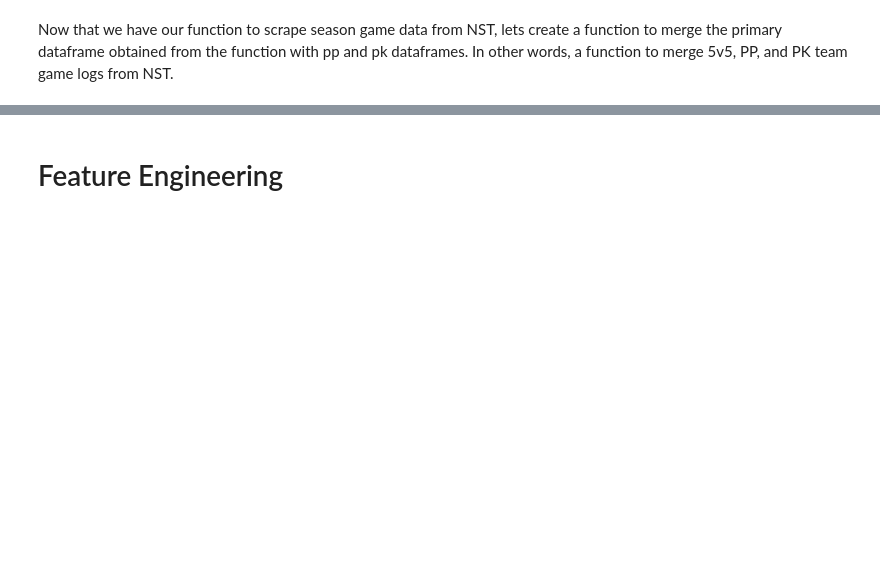
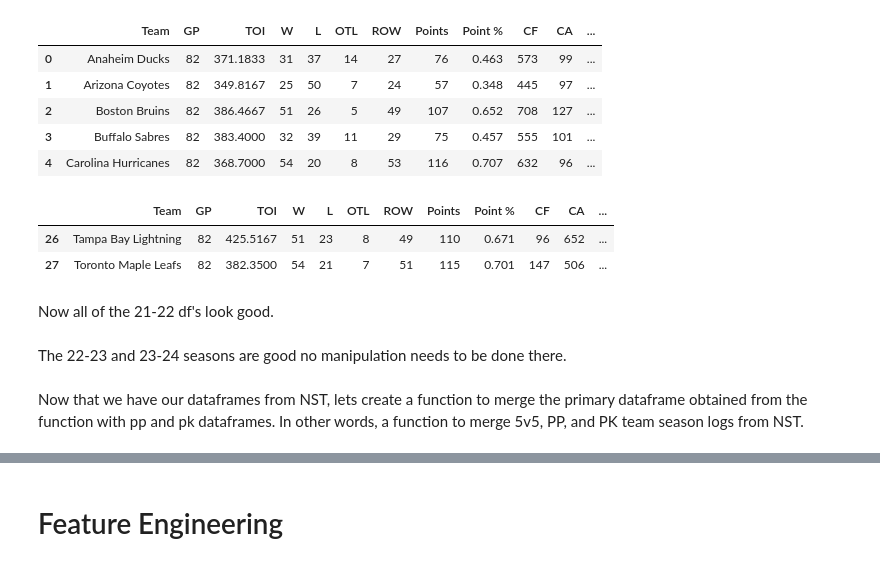
Before and after one commit to Nick3429/2025-NHL-Standings-Projections, a Jupyter notebook: DataScraper.ipynb, the cells around one changed output, grey strips where cells are left out. Drawn from its saved outputs; the diff is of its cells as text; code cells hidden in the pictures; blank space fills up the shorter version.

```diff
--- a/DataScraper.ipynb
+++ b/DataScraper.ipynb
@@ -88,0 +66,11 @@ get_and_format_nst_team_stats('20162017','5v5', 'n')
+# %%
+NHL_PP_2122['W'] = NHL_PP_2122['W'].mask(NHL_PP_2122['Team'] == 'Tampa Bay Lightning', 51)
+NHL_PP_2122['L'] = NHL_PP_2122['L'].mask(NHL_PP_2122['Team'] == 'Tampa Bay Lightning', 23)
+NHL_PP_2122['Points'] = NHL_PP_2122['Points'].mask(NHL_PP_2122['Team'] == 'Tampa Bay Lightning', 110)
+NHL_PP_2122['GP'] = NHL_PP_2122['GP'].mask(NHL_PP_2122['Team'] == 'Tampa Bay Lightning', 82)
+NHL_PP_2122['Point %'] = NHL_PP_2122['Point %'].mask(NHL_PP_2122['Team'] == 'Tampa Bay Lightning', 0.671)
+NHL_PP_2122['ROW'] = NHL_PP_2122['ROW'].mask(NHL_PP_2122['Team'] == 'Tampa Bay Lightning', 49)
+# %%
+NHL_PP_2122['L'] = NHL_PP_2122['L'].mask(NHL_PP_2122['Team'] == 'Toronto Maple Leafs', 21)
+NHL_PP_2122['GP'] = NHL_PP_2122['GP'].mask(NHL_PP_2122['Team'] == 'Toronto Maple Leafs', 82)
+NHL_PP_2122['Point %'] = NHL_PP_2122['Point %'].mask(NHL_PP_2122['Team'] == 'Toronto Maple Leafs', 0.701)
@@ -88,0 +84,9 @@ get_and_format_nst_team_stats('20162017','5v5', 'n')
+# %%
+NHL_PP_2122.head()
+# %% [output]
+|  | Team | GP | TOI | W | L | OTL | ROW | Points | Point % | CF | CA | ... |
+| 0 | Anaheim Ducks | 82 | 371.1833 | 31 | 37 | 14 | 27 | 76 | 0.463 | 573 | 99 | ... |
+| 1 | Arizona Coyotes | 82 | 349.8167 | 25 | 50 | 7 | 24 | 57 | 0.348 | 445 | 97 | ... |
+| 2 | Boston Bruins | 82 | 386.4667 | 51 | 26 | 5 | 49 | 107 | 0.652 | 708 | 127 | ... |
+| 3 | Buffalo Sabres | 82 | 383.4000 | 32 | 39 | 11 | 29 | 75 | 0.457 | 555 | 101 | ... |
+| 4 | Carolina Hurricanes | 82 | 368.7000 | 54 | 20 | 8 | 53 | 116 | 0.707 | 632 | 96 | ... |
@@ -89,4 +104,15 @@ get_and_format_nst_team_stats('20162017','5v5', 'n')
+# %%
+filtered_df = NHL_PK_2122[NHL_PP_2122['Team'].isin(['Toronto Maple Leafs', 'Tampa Bay Lightning'])]
+filtered_df
+# %% [output]
+|  | Team | GP | TOI | W | L | OTL | ROW | Points | Point % | CF | CA | ... |
+| 26 | Tampa Bay Lightning | 82 | 425.5167 | 51 | 23 | 8 | 49 | 110 | 0.671 | 96 | 652 | ... |
+| 27 | Toronto Maple Leafs | 82 | 382.3500 | 54 | 21 | 7 | 51 | 115 | 0.701 | 147 | 506 | ... |
+# %% [markdown]
+Now all of the 21-22 df's look good.
+# %% [markdown]
+The 22-23 and 23-24 seasons are good no manipulation needs to be done there.
 # %% [markdown]
-Now that we have our function to scrape season game data from NST, lets create a function to merge the primary dataframe obtained from the function with pp and pk dataframes. In other words, a function to merge 5v5, PP, and PK team game logs from NST.
+Now that we have our dataframes from NST, lets create a function to merge the primary dataframe obtained from the function with pp and pk dataframes. In other words, a function to merge 5v5, PP, and PK team season logs from NST.
 # %%
 def merge_team_stats(primary_df, pp_df, pk_df):
```
Also changed, not shown: parts of 23 cells of this notebook, 9 other files.
